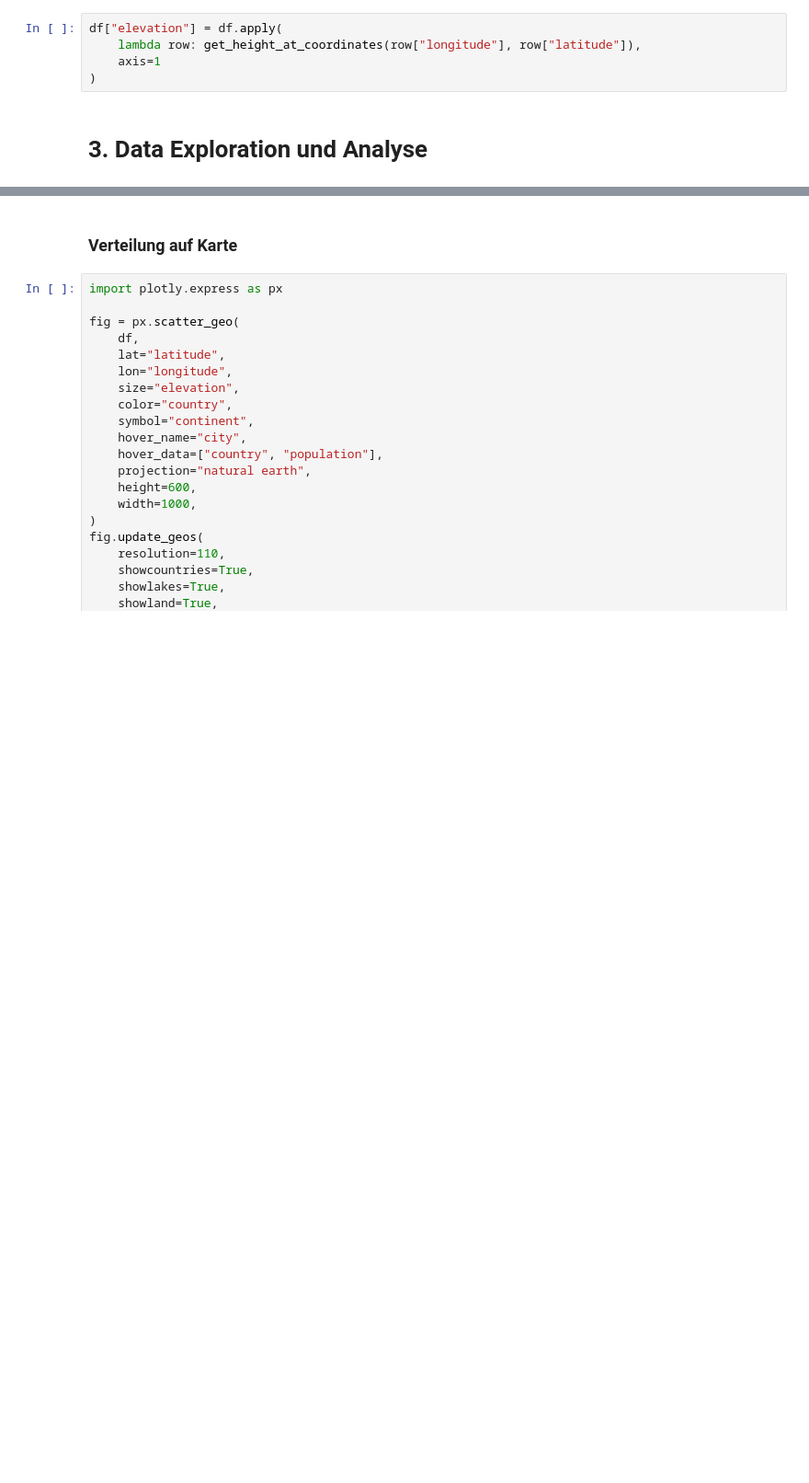
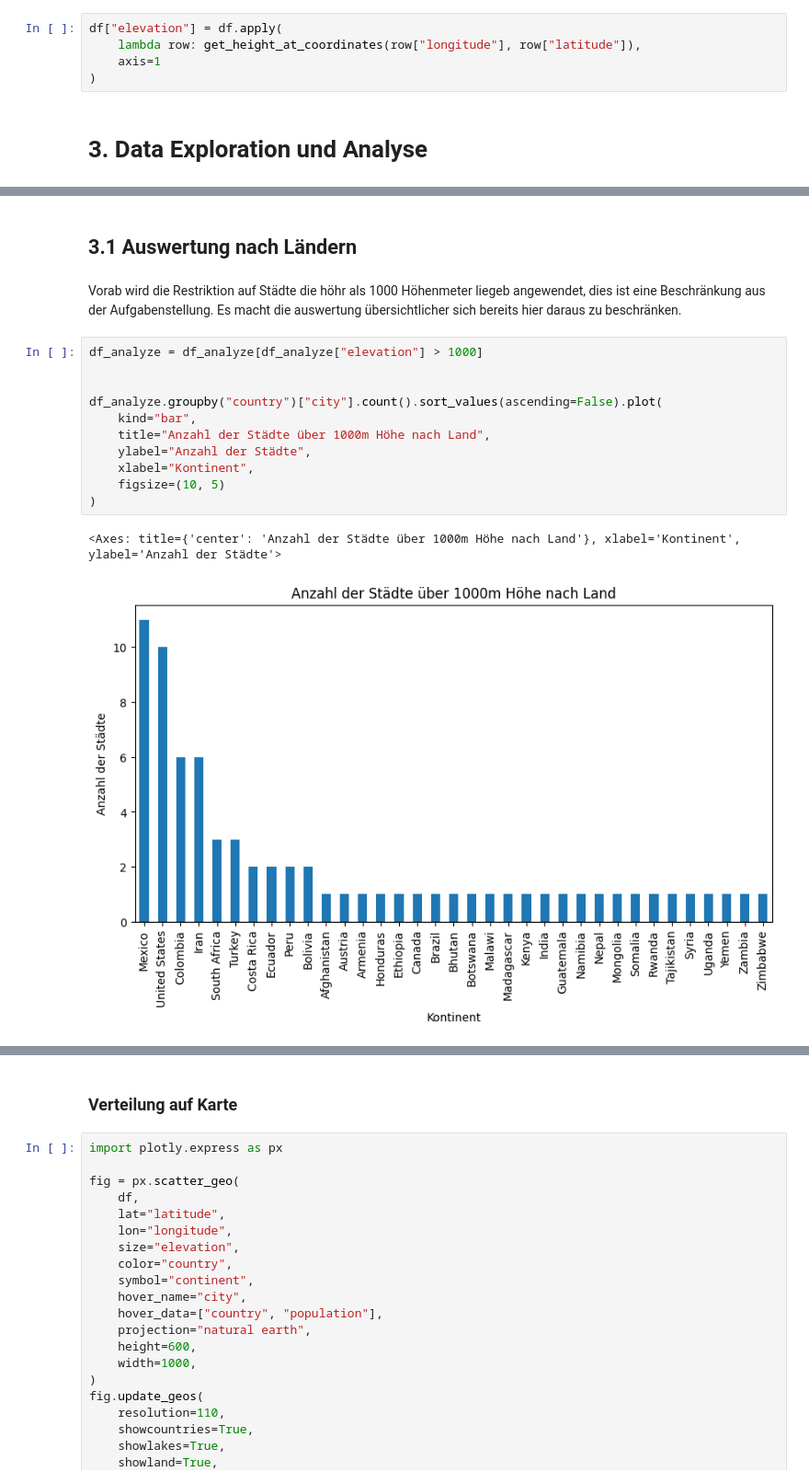
Before and after one commit to GehriJan/data-science-exam, a Jupyter notebook: data_science_exam.ipynb, the cells around one changed output, grey strips where cells are left out. Shown at 92% size. Cells and saved outputs as stored; diff of their text form; blank space fills up the shorter version.

```diff
--- a/data_science_exam.ipynb
+++ b/data_science_exam.ipynb
@@ -454,0 +475,18 @@ plt.show()
+# %% [markdown]
+## 3.1 Auswertung nach Ländern
+# %% [markdown]
+Vorab wird die Restriktion auf Städte die höhr als 1000 Höhenmeter liegeb angewendet, dies ist eine Beschränkung aus der Aufgabenstellung. Es macht die auswertung übersichtlicher sich bereits hier daraus zu beschränken.
+# %%
+df_analyze = df_analyze[df_analyze["elevation"] > 1000]
+
+
+df_analyze.groupby("country")["city"].count().sort_values(ascending=False).plot(
+    kind="bar",
+    title="Anzahl der Städte über 1000m Höhe nach Land",
+    ylabel="Anzahl der Städte",
+    xlabel="Kontinent",
+    figsize=(10, 5)
+)
+# %% [output]
+<Axes: title={'center': 'Anzahl der Städte über 1000m Höhe nach Land'}, xlabel='Kontinent', ylabel='Anzahl der Städte'>
+[figure, added]
```
Also changed, not shown: parts of 12 cells of this notebook.
